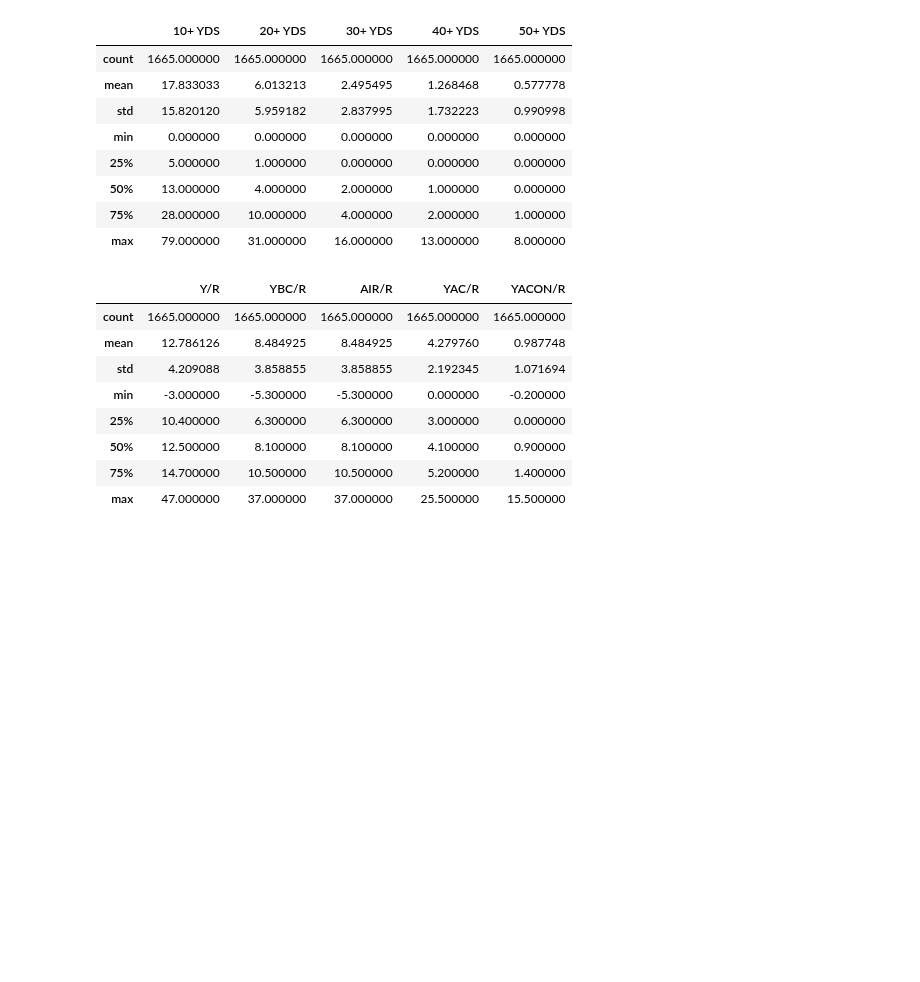
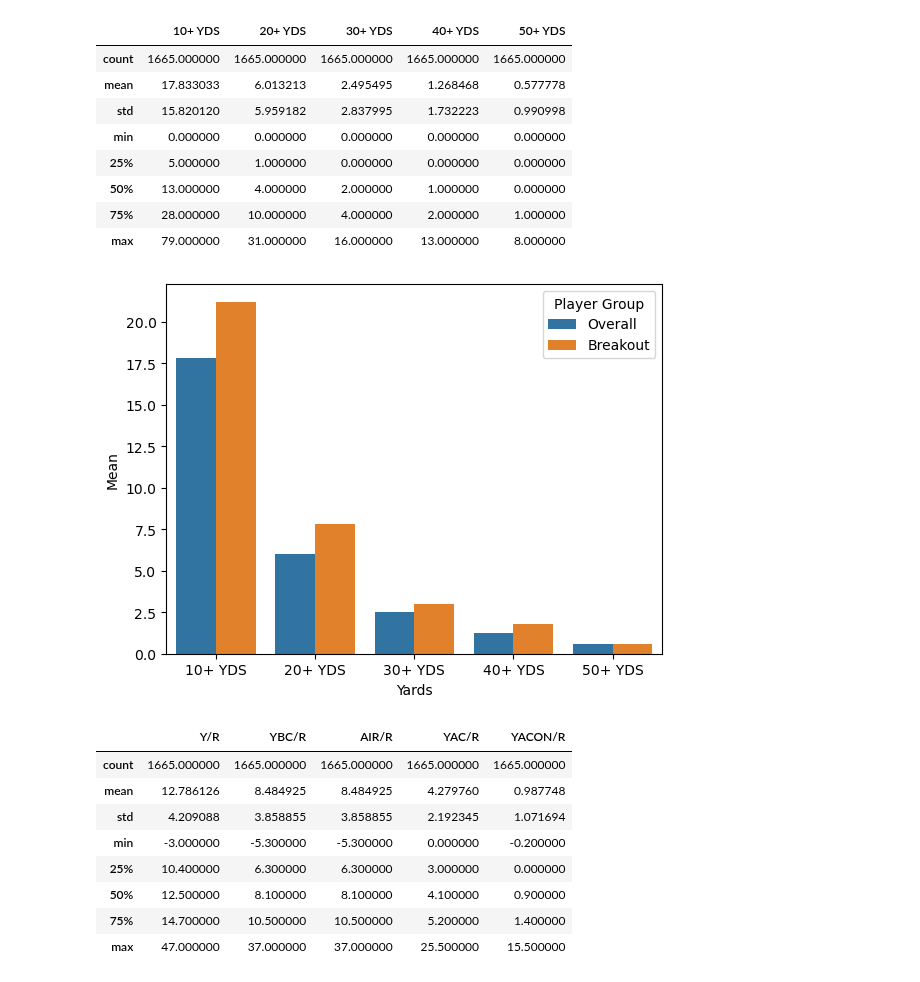
Before and after one commit to jjz62/info2950group, a Jupyter notebook: data_notebook.ipynb, the cells around one changed output. Drawn from its saved outputs; the diff is of its cells as text; code cells hidden in the pictures; blank space fills up the shorter version.

```diff
--- a/data_notebook.ipynb
+++ b/data_notebook.ipynb
@@ -240,6 +240,8 @@ display(empty_table)
 The summary statistics for the year before a breakout player's breakout for number of plays over a respective number of yards (10, 20, 30, 40, 50).
 # %%
 breakouts_summary_bigplays = empty_table[["10+ YDS", "20+ YDS", "30+ YDS", "40+ YDS", "50+ YDS"]].describe()
+b_bigplays_k = list(breakouts_summary_bigplays.keys())
+b_bigplays_mean = breakouts_summary_bigplays.iloc[1]
 breakouts_summary_bigplays
 # %% [output]
 |  | 10+ YDS | 20+ YDS | 30+ YDS | 40+ YDS | 50+ YDS |
@@ -268,6 +270,8 @@ breakouts_summary_r
 The summary statistics compiled for all wide receivers for number of plays over a respective number of yards (10, 20, 30, 40, 50).
 # %%
 overall_summary_bigplays = wr_table[["10+ YDS", "20+ YDS", "30+ YDS", "40+ YDS", "50+ YDS"]].describe()
+os_bigplays_k = list(overall_summary_bigplays.keys())
+os_bigplays_mean = overall_summary_bigplays.iloc[1]
 overall_summary_bigplays
 # %% [output]
 |  | 10+ YDS | 20+ YDS | 30+ YDS | 40+ YDS | 50+ YDS |
@@ -279,6 +283,18 @@ overall_summary_bigplays
 | 50% | 13.000000 | 4.000000 | 2.000000 | 1.000000 | 0.000000 |
 | 75% | 28.000000 | 10.000000 | 4.000000 | 2.000000 | 1.000000 |
 | max | 79.000000 | 31.000000 | 16.000000 | 13.000000 | 8.000000 |
+# %%
+osdf = pd.DataFrame({'Yards': os_bigplays_k, 'Mean': os_bigplays_mean})
+bdf = pd.DataFrame({'Yards': b_bigplays_k, 'Mean': b_bigplays_mean})
+
+osdf['Player Group'] = 'Overall'
+bdf['Player Group'] = 'Breakout'
+
+final = pd.concat([osdf, bdf])
+sns.barplot(x='Yards', y='Mean', data=final, hue='Player Group')
+plt.show()
+# %% [output]
+[figure, added]
 # %%
 overall_summary_r = wr_table[["Y/R", "YBC/R", "AIR/R", "YAC/R", "YACON/R"]].describe()
 overall_summary_r
```
